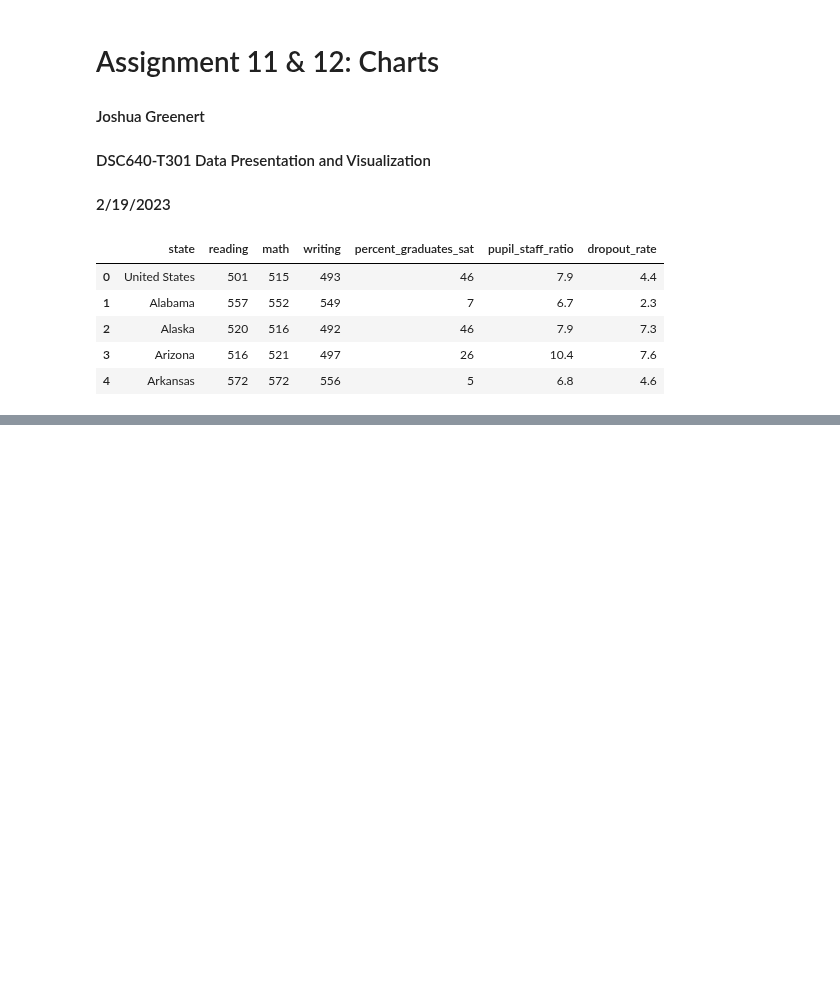
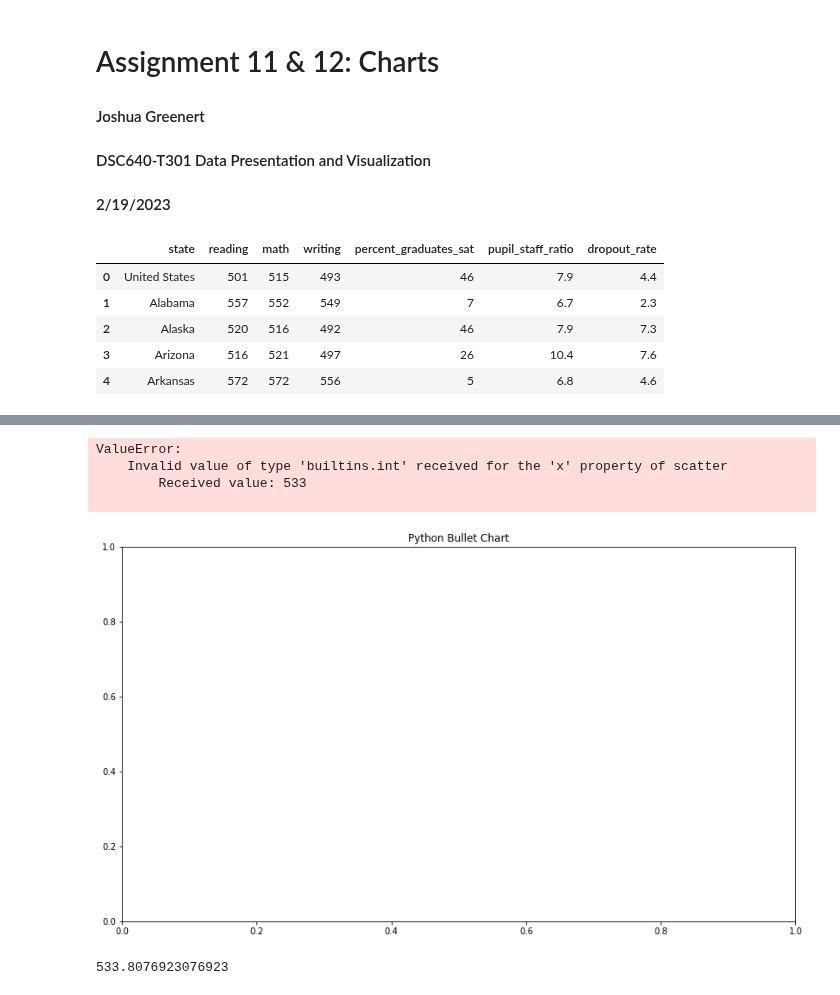
Before and after one commit to joshgreenert/Python-Projects, a Jupyter notebook: Data Presentation and Visualization/Week_11_12/Assignment_11_12_JGreenert.ipynb, the cells around one changed output, grey strips where cells are left out. Drawn from its saved outputs; the diff is of its cells as text; code cells hidden in the pictures; blank space fills up the shorter version.

```diff
--- a/Data Presentation and Visualization/Week_11_12/Assignment_11_12_JGreenert.ipynb
+++ b/Data Presentation and Visualization/Week_11_12/Assignment_11_12_JGreenert.ipynb
@@ -31,2 +47,47 @@ df_education.head(5)
+# %%
+# Bullet Chart
+import plotly.figure_factory as ff
+
+fig, axes = plt.subplots(1, 1, figsize=(14, 8))
+axes.set_title('Python Bullet Chart')
+
+# Create a data object to hold the values to display.
+data = [
+    {"title": "Reading",
+     "ranges": df_education["reading"],
+     "measures":[220, 270],
+     "markers": int(df_education["reading"].mean())},
+
+    {"title": "Math",
+     "ranges": df_education["math"],
+     "measures":[21, 23],
+     "markers": int(df_education["math"].mean())},
+
+    {"title": "Writing",
+     "ranges": df_education["writing"],
+     "measures":[100, 320],
+     "markers": int(df_education["writing"].mean())}
+]
+
+# Use plotly to create the bullet chart.
+fig = ff.create_bullet(
+    data, titles='title',
+    markers='markers',
+    measures='ranges',
+    ranges='measures',
+    orientation='h',
+    title='Python Bullet Chart'
+)
+
+fig.show()
+# %% [output]
+ValueError:
+    Invalid value of type 'builtins.int' received for the 'x' property of scatter
+        Received value: 533
+
+[figure, added]
 # %%
 # One additional Chart
+df_education["reading"].mean()
+# %% [output]
+533.8076923076923
```
Also changed, not shown: parts of 6 cells of this notebook.
